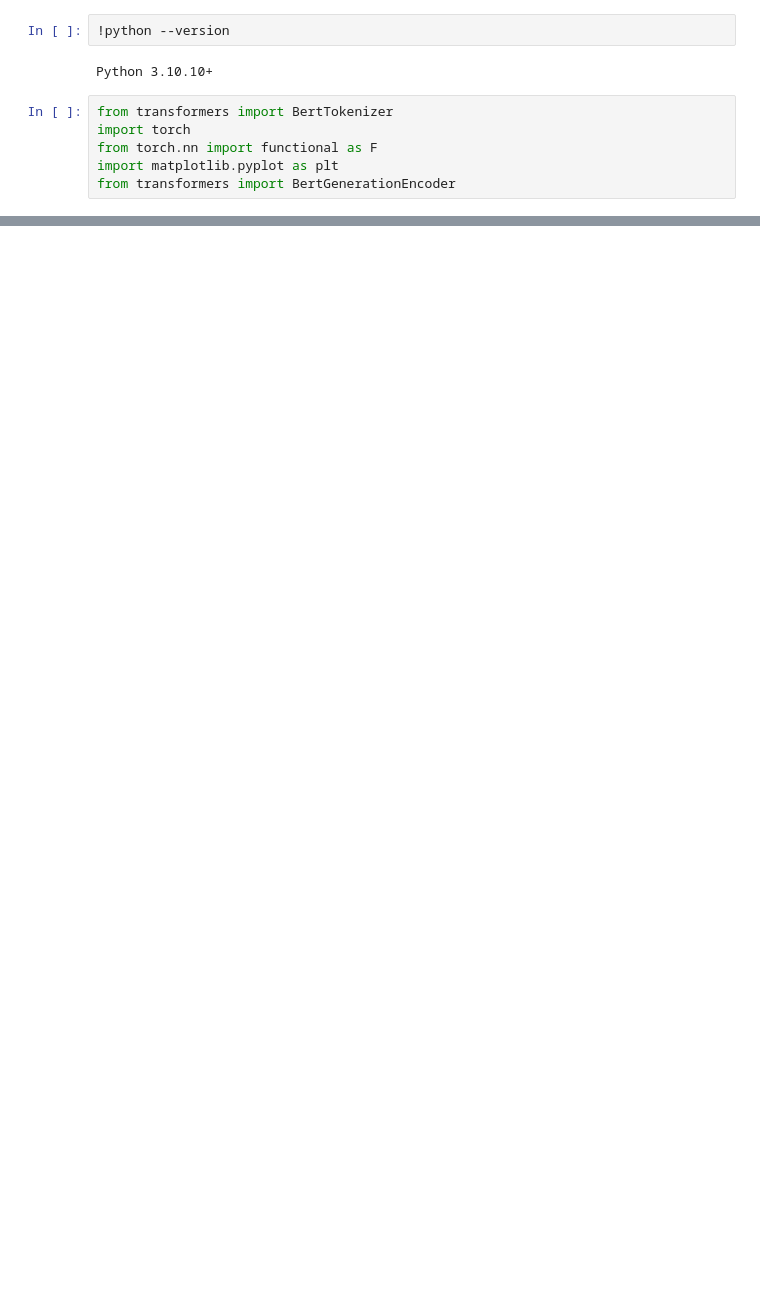
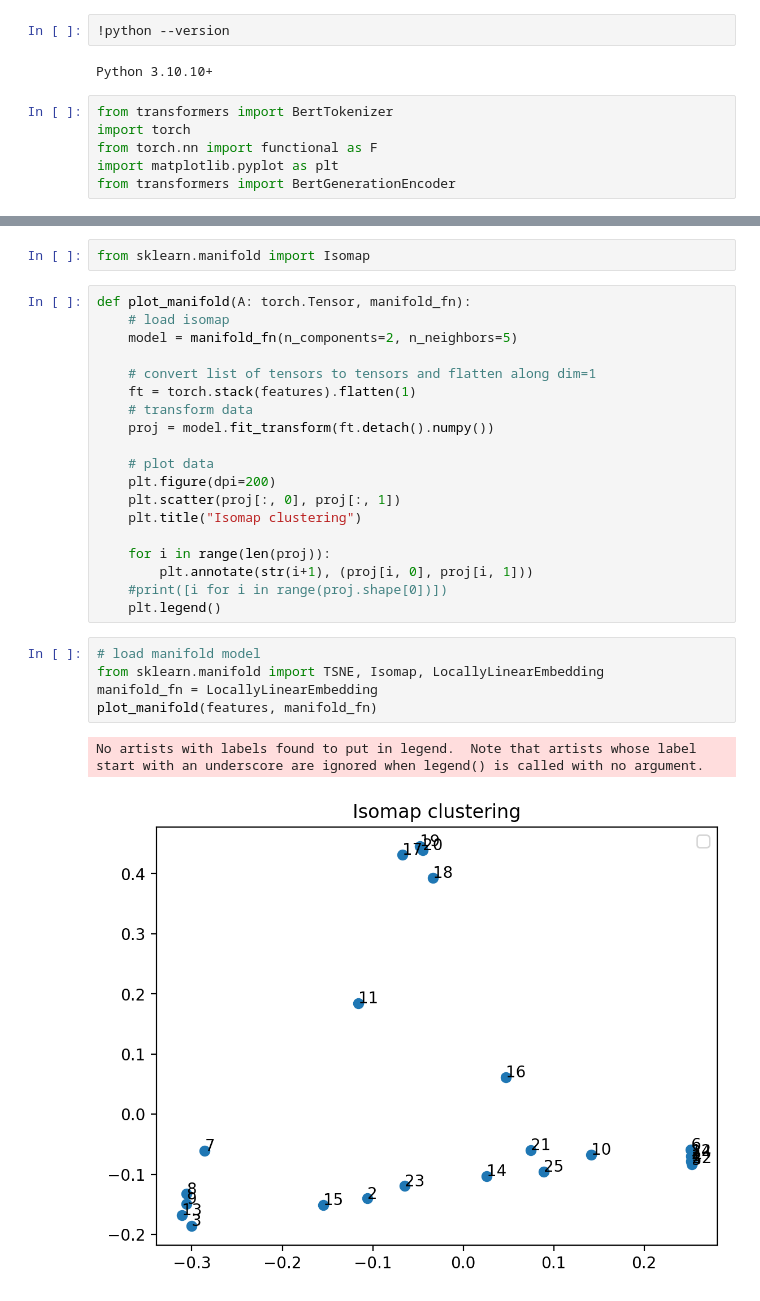
Before and after one commit to yoelt11/intro-bert, a Jupyter notebook: playground/encoder-analysis/sentence_comparison_using_bert_svd.ipynb, the cells around one changed output, grey strips where cells are left out. Cells and saved outputs as stored; diff of their text form; blank space fills up the shorter version.

```diff
--- a/playground/encoder-analysis/sentence_comparison_using_bert_svd.ipynb
+++ b/playground/encoder-analysis/sentence_comparison_using_bert_svd.ipynb
@@ -156,0 +203,29 @@ tensor([[ 0.0000, 81.8440, 15.5477, 34.1621, 30.1111, 28.9641],
+# %%
+from sklearn.manifold import Isomap
+# %%
+def plot_manifold(A: torch.Tensor, manifold_fn):
+    # load isomap
+    model = manifold_fn(n_components=2, n_neighbors=5)
+
+    # convert list of tensors to tensors and flatten along dim=1
+    ft = torch.stack(features).flatten(1)
+    # transform data
+    proj = model.fit_transform(ft.detach().numpy())
+
+    # plot data
+    plt.figure(dpi=200)
+    plt.scatter(proj[:, 0], proj[:, 1])
+    plt.title("Isomap clustering")
+
+    for i in range(len(proj)):
+        plt.annotate(str(i+1), (proj[i, 0], proj[i, 1]))
+    #print([i for i in range(proj.shape[0])])
+    plt.legend()
+# %%
+# load manifold model
+from sklearn.manifold import TSNE, Isomap, LocallyLinearEmbedding
+manifold_fn = LocallyLinearEmbedding
+plot_manifold(features, manifold_fn)
+# %% [output]
+No artists with labels found to put in legend.  Note that artists whose label start with an underscore are ignored when legend() is called with no argument.
+[figure, added]
```
Also changed, not shown: parts of 9 cells of this notebook, 2 other files.
